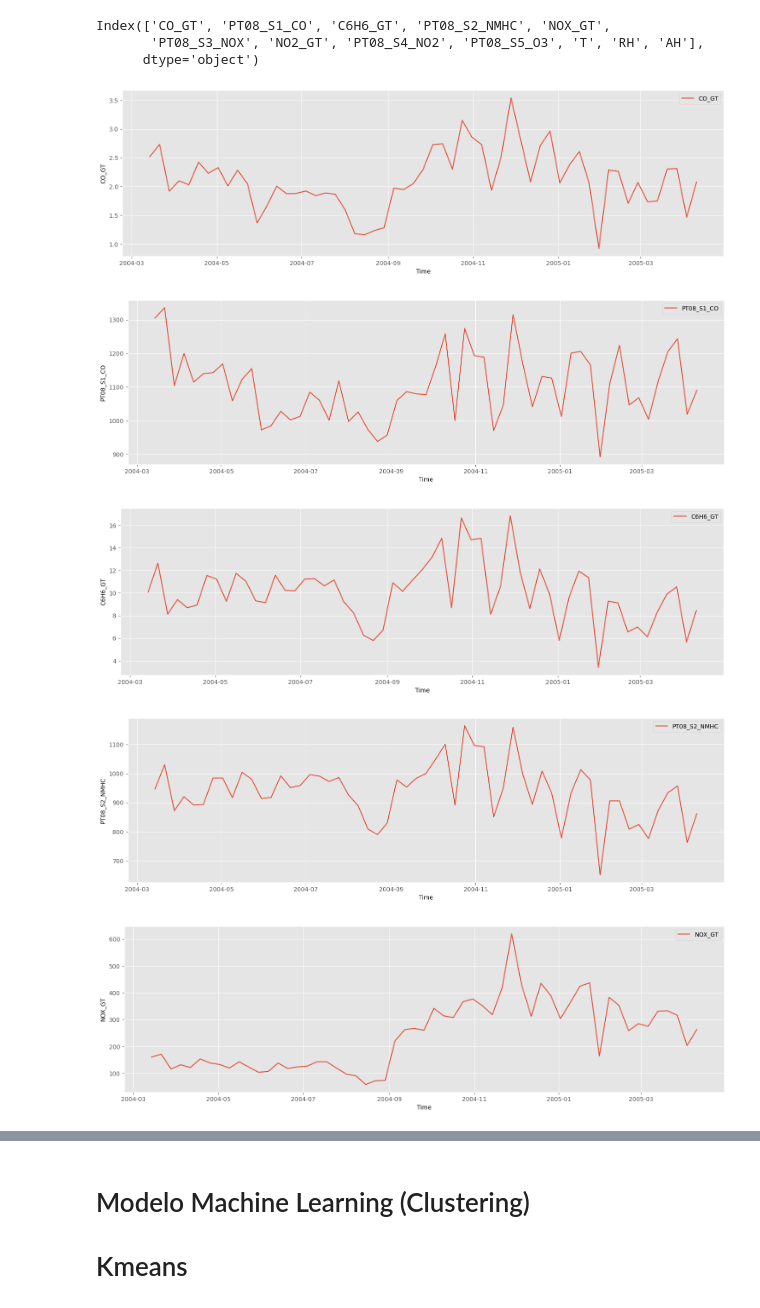
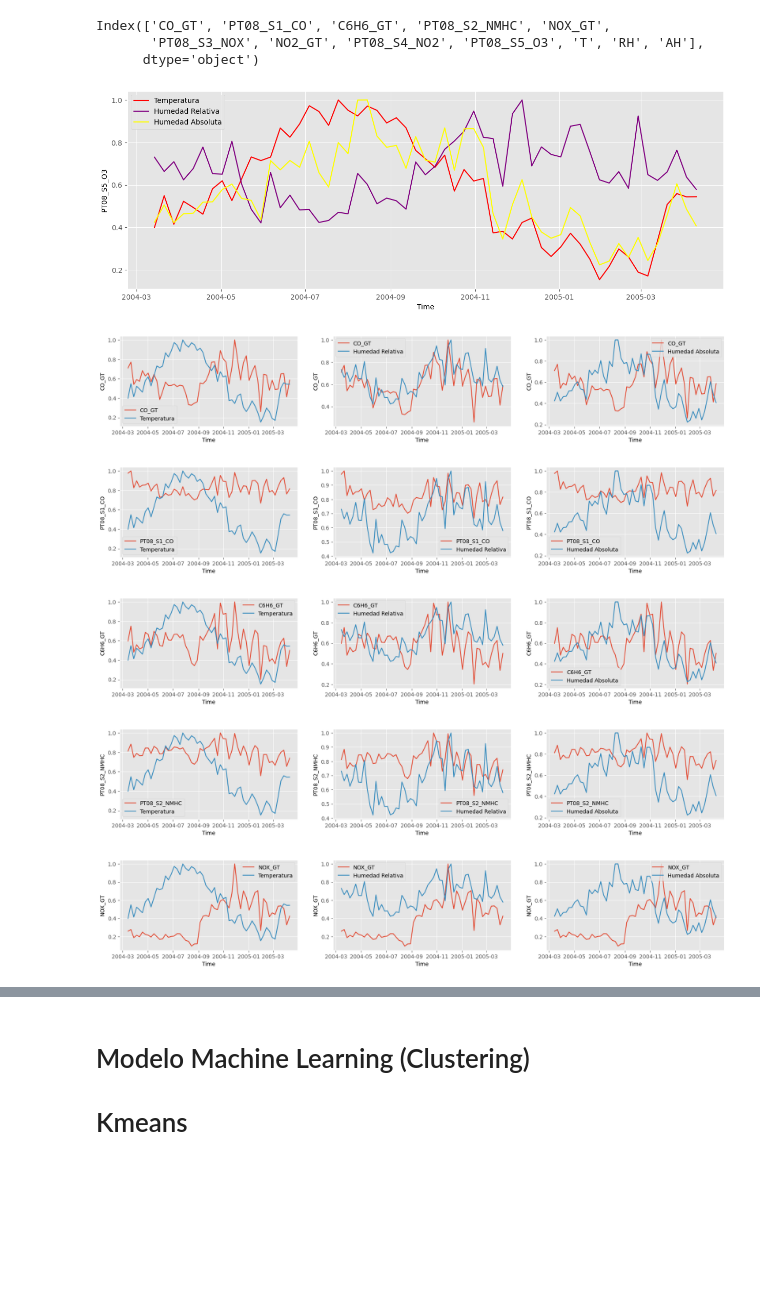
Before and after one commit to Julio-Mendez/Calidad_Aire, a Jupyter notebook: CalidadAire_2023.ipynb, the cells around one changed output, grey strips where cells are left out. Cells and saved outputs as stored; diff of their text form; code cells hidden in the pictures; blank space fills up the shorter version.

```diff
--- a/CalidadAire_2023.ipynb
+++ b/CalidadAire_2023.ipynb
@@ -787,23 +788,46 @@ agrupacion.columns
 Index(['CO_GT', 'PT08_S1_CO', 'C6H6_GT', 'PT08_S2_NMHC', 'NOX_GT',
        'PT08_S3_NOX', 'NO2_GT', 'PT08_S4_NO2', 'PT08_S5_O3', 'T', 'RH', 'AH'],
       dtype='object')
+# %%
+feat = {
+    "T": ["Temperatura", "red"],
+    "RH": ["Humedad Relativa", "purple"],
+    "AH": ["Humedad Absoluta", "yellow"],
+}
+fisica = ["T", "RH", "AH"]
+fig, ax = plt.subplots(figsize=(15, 5))
+for var in fisica:
+    ax.plot(
+        agrupacion[var] / max(agrupacion[var]), label=feat[var][0], color=feat[var][1]
+    )
+ax.set_xlabel("Time")
+ax.set_ylabel(col)
+ax.legend()
+ax.grid(True)
+plt.show()
+# %% [output]
+[figure, added]
 # %%
 # Graficar la concentración semanal de cada gas
 def plot_data(col):
-    fig, ax = plt.subplots(figsize=(18, 5))
-    ax.plot(agrupacion[col], label=col)
-    ax.set_xlabel("Time")
-    ax.set_ylabel(col)
-    ax.legend()
-    ax.grid(True)
+    feat = {"T": "Temperatura", "RH": "Humedad Relativa", "AH": "Humedad Absoluta"}
+    fisica = ["T", "RH", "AH"]
+    fig, ax = plt.subplots(1, 3, figsize=(20, 3))
+    for i, f in enumerate(fisica):
+        ax[i].plot(agrupacion[col] / max(agrupacion[col]), label=col)
+        ax[i].plot(agrupacion[f] / max(agrupacion[f]), label=feat[f])
+        ax[i].set_xlabel("Time")
+        ax[i].set_ylabel(col)
+        ax[i].legend()
+        ax[i].grid(True)
     plt.show()
 
 
-for col in agrupacion.columns:
+for col in agrupacion.drop(columns=["T", "RH", "AH"]).columns:
     plot_data(col)
 # %% [output]
-[figure, old version]
+[figure, new version]
-[figure, old version]
+[figure, new version]
-[figure, old version]
+[figure, new version]
-[figure, old version]
+[figure, new version]
-[figure, old version]
+[figure, new version]
```
Also changed, not shown: parts of 3 cells of this notebook.
